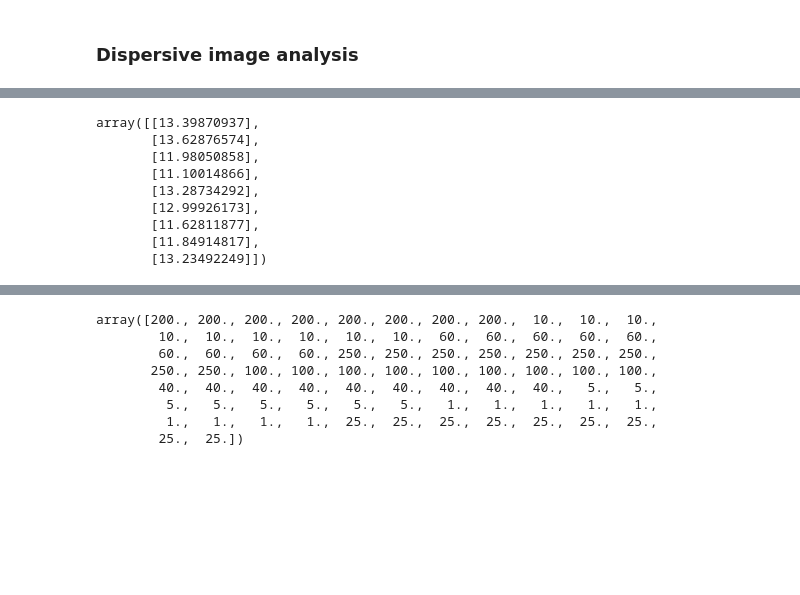
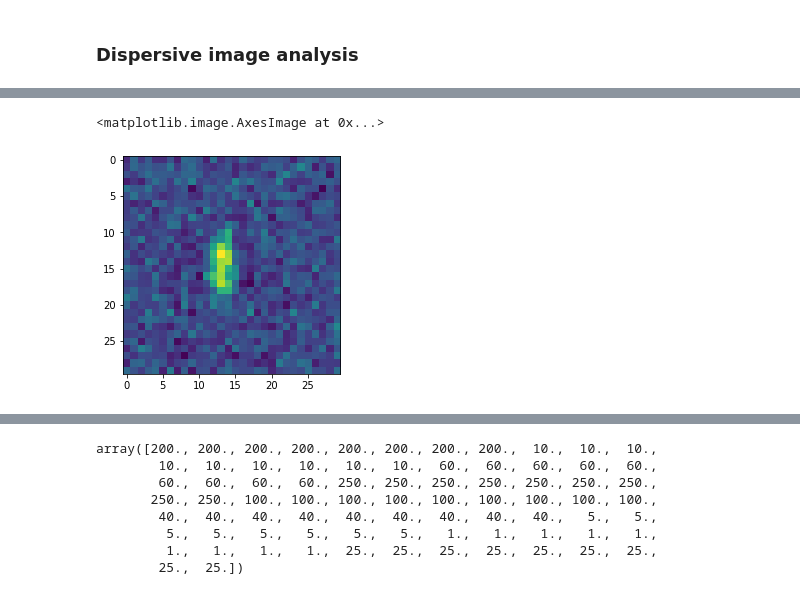
Before and after one commit to woochangchung/bec4py, a Jupyter notebook: bec4_image_analysis_V3.ipynb, the cells around one changed output, grey strips where cells are left out. Saved outputs shown, nothing was run; the diff lists cells and outputs as text; code cells hidden in the pictures; blank space fills up the shorter version.

```diff
--- a/bec4_image_analysis_V3.ipynb
+++ b/bec4_image_analysis_V3.ipynb
@@ -122,15 +126,3 @@ plt.savefig("preliminary_positive-u_v2.png")
-# %%
-ncount_killpairs[scan_var==10]
-# %% [output]
-array([[13.39870937],
-       [13.62876574],
-       [11.98050858],
-       [11.10014866],
-       [13.28734292],
-       [12.99926173],
-       [11.62811877],
-       [11.84914817],
-       [13.23492249]])
 # %%
 dbls = (dat.pwa[:,0,:,:]-dat.pwa[:,2,:,:])/((dat.pwoa[:,0,:,:]+dat.pwoa[:,2,:,:])/2 - dat.dark[:,0,:,:])
 alls = (dat.pwa[:,0]-dat.pwoa[:,0])/(dat.pwoa[:,0]-dat.dark[:,0])
@@ -138,3 +137,8 @@ pairs = (dat.pwa[:,0,:,:]-dat.pwa[:,1,:,:])/((dat.pwoa[:,0,:,:]+dat.pwoa[:,1,:,:
+# %%
+plt.imshow(alls[0])
+# %% [output]
+<matplotlib.image.AxesImage at 0x...>
+[figure, added]
 # %%
 ncount_dbl = np.zeros((dat.shotsN,1))
 ncount_all = np.zeros((dat.shotsN,1))
```
Also changed, not shown: parts of 15 cells of this notebook, 1 other file.
